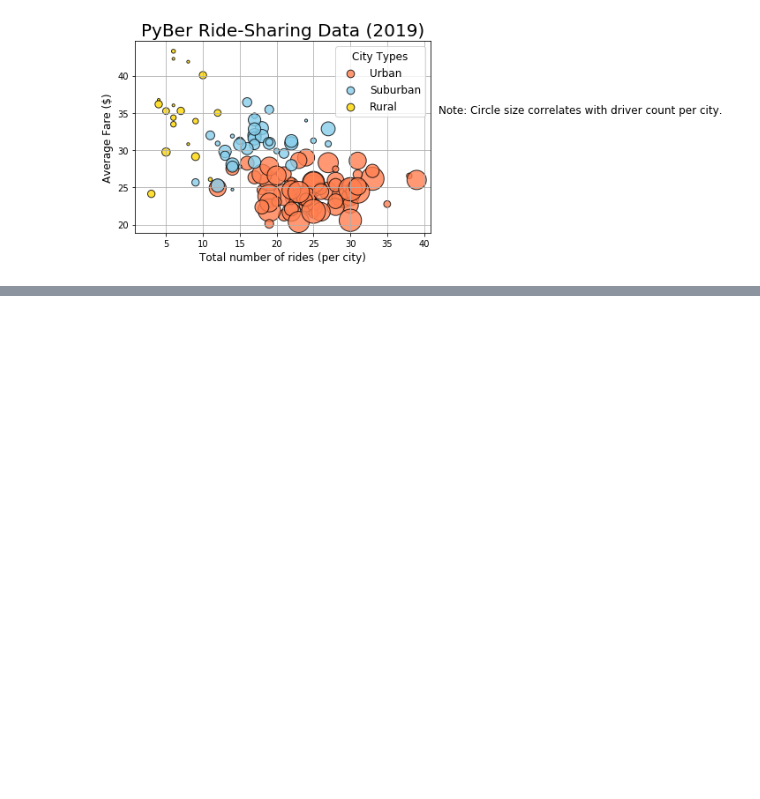
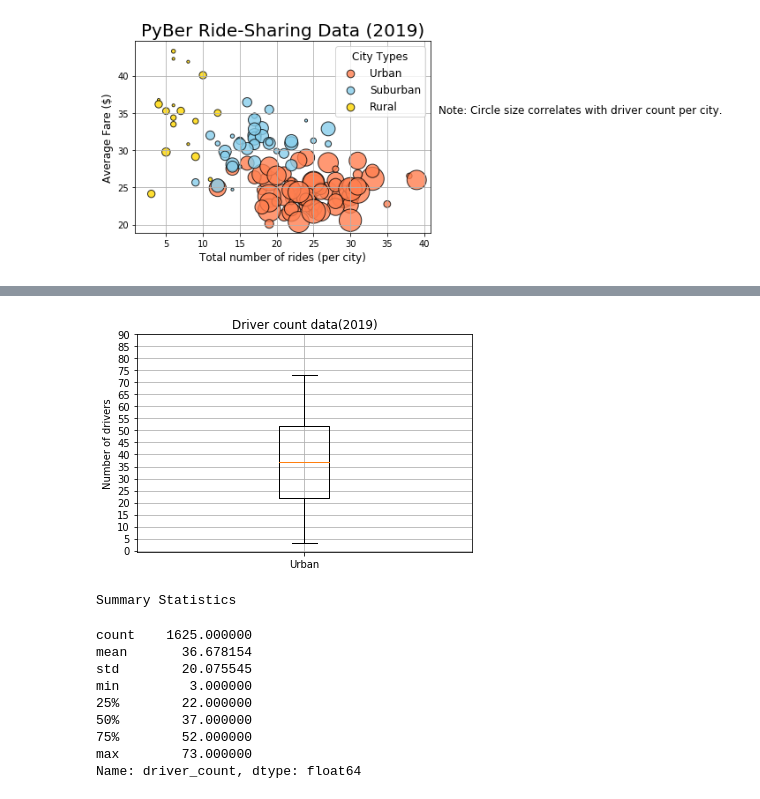
Before and after one commit to zohaibsheikh96/PyBer_Analysis, a Jupyter notebook: Pyber.ipynb, the cells around one changed output, grey strips where cells are left out. Saved outputs shown, nothing was run; the diff lists cells and outputs as text; code cells hidden in the pictures; blank space fills up the shorter version.

```diff
--- a/Pyber.ipynb
+++ b/Pyber.ipynb
@@ -221,0 +383,24 @@ plt.show()
+# %%
+#creating box and whisker for urban driver count
+x_labels = ["Urban"]
+fig, ax = plt.subplots()
+ax.boxplot(urban_drivers,labels=x_labels)
+ax.set_title("Driver count data(2019)")
+ax.set_ylabel("Number of drivers")
+ax.set_yticks(np.arange(0,91,step=5))
+ax.grid()
+plt.show()
+print("Summary Statistics")
+urban_drivers.describe()
+# %% [output]
+[figure, added]
+Summary Statistics
+count    1625.000000
+mean       36.678154
+std        20.075545
+min         3.000000
+25%        22.000000
+50%        37.000000
+75%        52.000000
+max        73.000000
+Name: driver_count, dtype: float64
```
Also changed, not shown: parts of 17 cells of this notebook.
